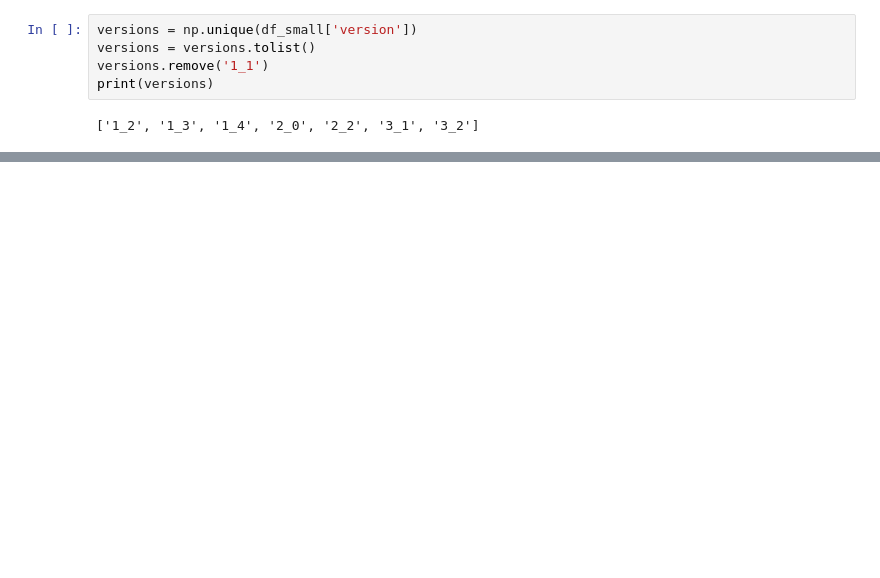
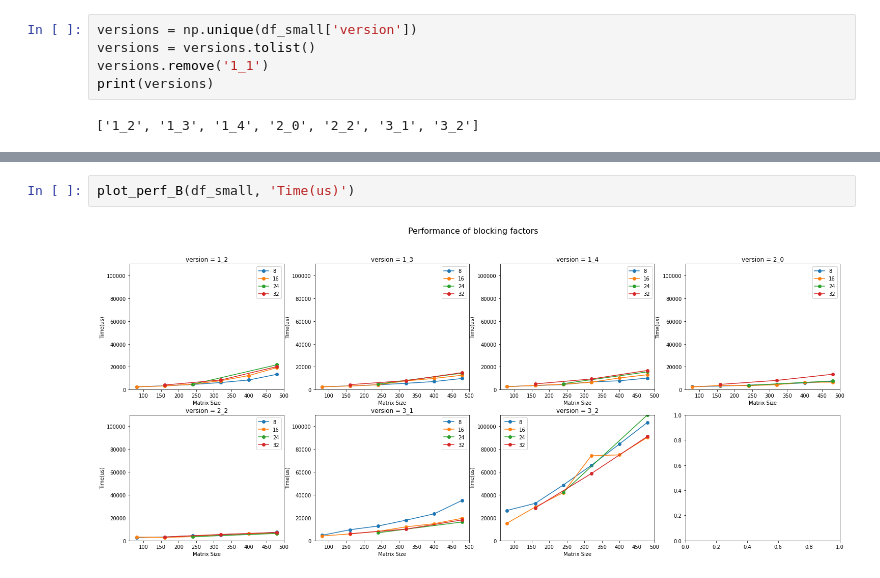
Before and after one commit to zucchi99/Blocked-AllPairsShortestPath, a Jupyter notebook: performance_analysis.ipynb, the cells around one changed output, grey strips where cells are left out. Drawn from its saved outputs; the diff is of its cells as text; blank space fills up the shorter version.

```diff
--- a/performance_analysis.ipynb
+++ b/performance_analysis.ipynb
@@ -197,0 +221,4 @@ IndexError: index 2 is out of bounds for axis 0 with size 2
+# %%
+plot_perf_B(df_small, 'Time(us)')
+# %% [output]
+[figure, added]
```
Also changed, not shown: parts of 10 cells of this notebook, 11 other files.
